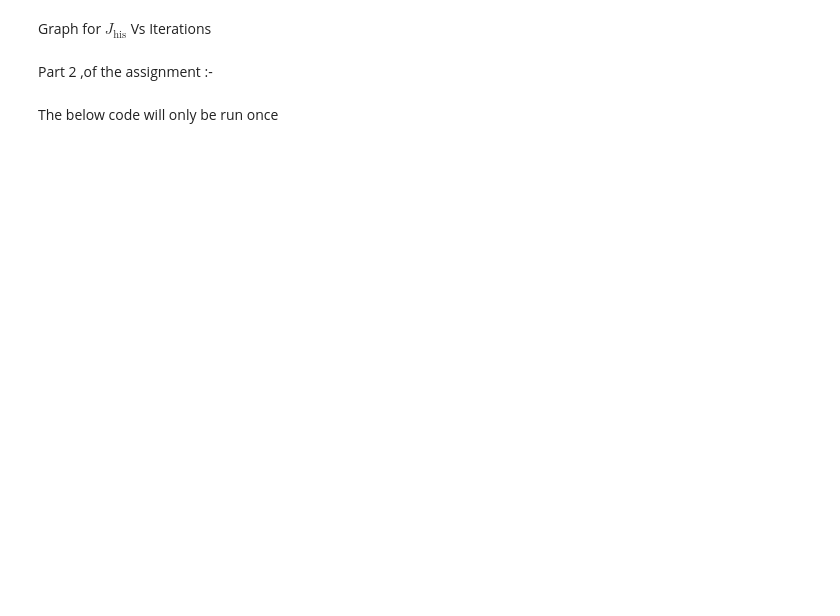
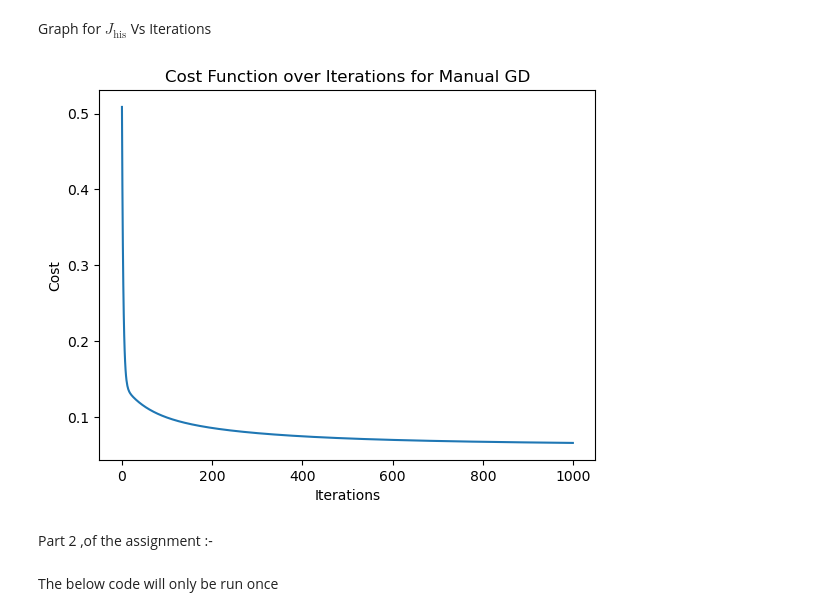
Before and after one commit to adityaamehra/24095005_CSOC_IG, a Jupyter notebook: Prerequisites/main.ipynb, the cells around one changed output. Drawn from its saved outputs; the diff is of its cells as text; code cells hidden in the pictures; blank space fills up the shorter version.

```diff
--- a/Prerequisites/main.ipynb
+++ b/Prerequisites/main.ipynb
@@ -92,9 +126,11 @@ Graph for $J_{\text{his}}$ Vs Iterations
 # %%
 plt.plot(J_his1)
 plt.xlabel('Iterations')
 plt.ylabel('Cost')
-plt.title('Cost Function over Iterations')
+plt.title('Cost Function over Iterations for Manual GD')
 plt.show()
+# %% [output]
+[figure, added]
 # %% [markdown]
 Part 2 ,of the assignment :-
 # %%
```
Also changed, not shown: parts of 12 cells of this notebook, 3 other files.
